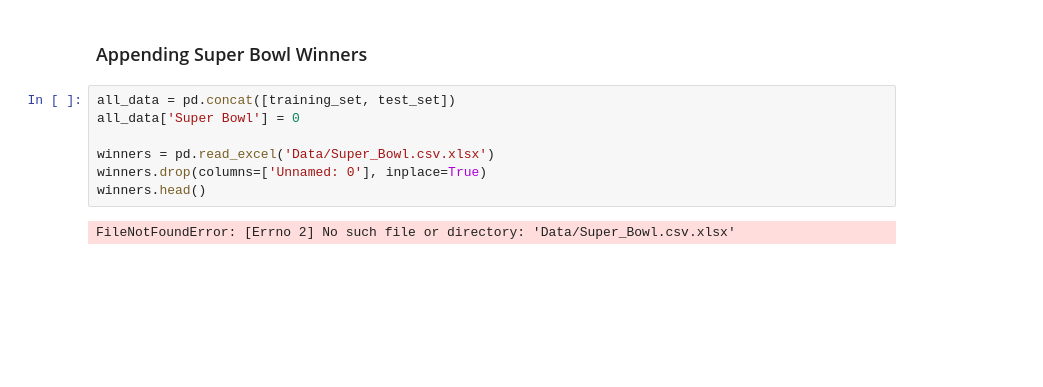
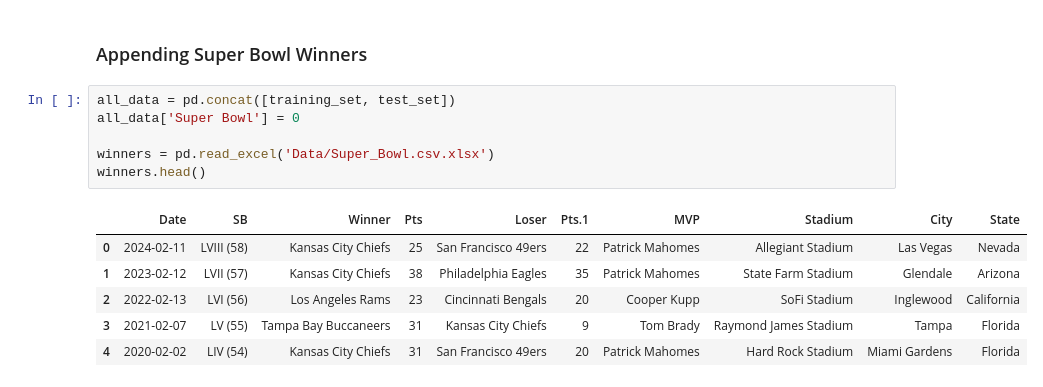
Before and after one commit to dahmadi/TouchdownProphet, a Jupyter notebook: TouchdownProphet.ipynb, the cells around one changed output. Cells and saved outputs as stored; diff of their text form; blank space fills up the shorter version.

```diff
--- a/TouchdownProphet.ipynb
+++ b/TouchdownProphet.ipynb
@@ -319,9 +319,13 @@ test_set.to_csv('Data/Test_Set.csv', index = False)
 # %%
 all_data = pd.concat([training_set, test_set])
 all_data['Super Bowl'] = 0
 
 winners = pd.read_excel('Data/Super_Bowl.csv.xlsx')
-winners.drop(columns=['Unnamed: 0'], inplace=True)
 winners.head()
 # %% [output]
-FileNotFoundError: [Errno 2] No such file or directory: 'Data/Super_Bowl.csv.xlsx'
+|  | Date | SB | Winner | Pts | Loser | Pts.1 | MVP | Stadium | City | State |
+| 0 | 2024-02-11 | LVIII (58) | Kansas City Chiefs | 25 | San Francisco 49ers | 22 | Patrick Mahomes | Allegiant Stadium | Las Vegas | Nevada |
+| 1 | 2023-02-12 | LVII (57) | Kansas City Chiefs | 38 | Philadelphia Eagles | 35 | Patrick Mahomes | State Farm Stadium | Glendale | Arizona |
+| 2 | 2022-02-13 | LVI (56) | Los Angeles Rams | 23 | Cincinnati Bengals | 20 | Cooper Kupp | SoFi Stadium | Inglewood | California |
+| 3 | 2021-02-07 | LV (55) | Tampa Bay Buccaneers | 31 | Kansas City Chiefs | 9 | Tom Brady | Raymond James Stadium | Tampa | Florida |
+| 4 | 2020-02-02 | LIV (54) | Kansas City Chiefs | 31 | San Francisco 49ers | 20 | Patrick Mahomes | Hard Rock Stadium | Miami Gardens | Florida |
```
Also changed, not shown: parts of 26 cells of this notebook, 57 other files.
